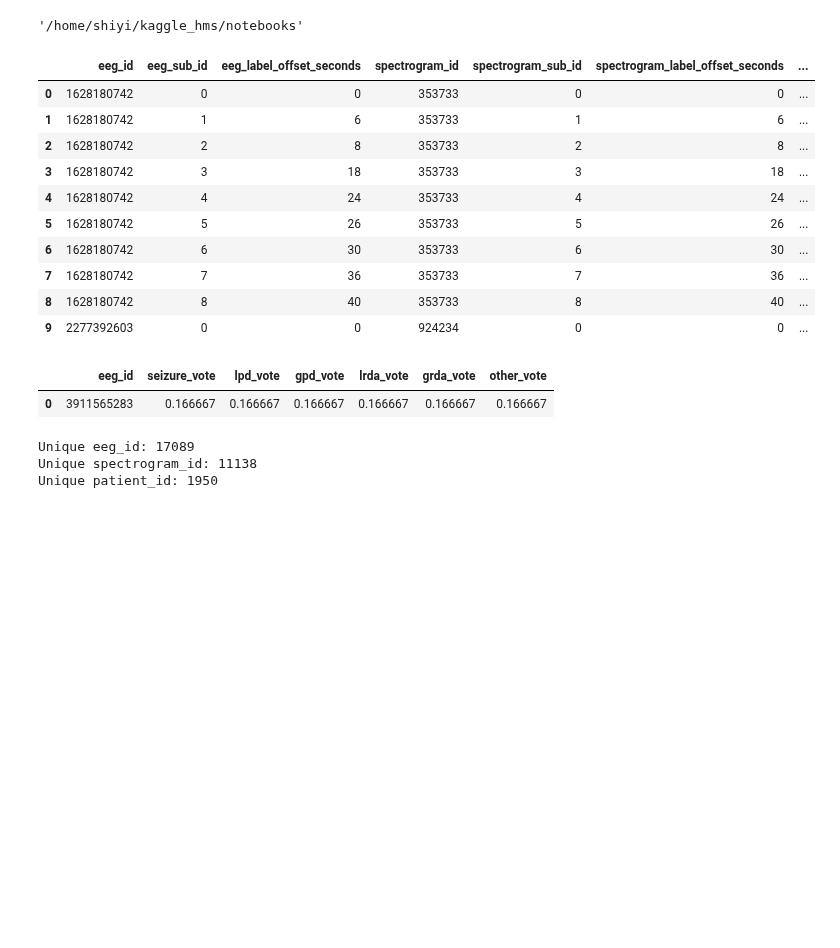
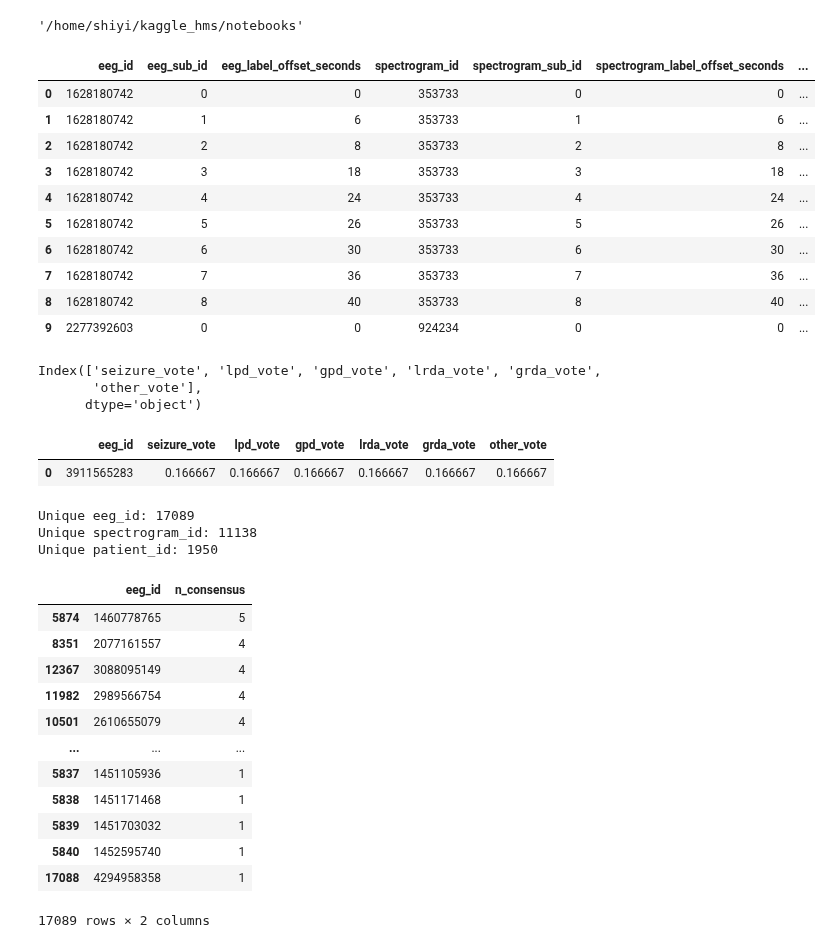
Before and after one commit to AzimuthLI/kaggle_hms, a Jupyter notebook: notebooks/EDA.ipynb, the cells around one changed output. Drawn from its saved outputs; the diff is of its cells as text; code cells hidden in the pictures; blank space fills up the shorter version.

```diff
--- a/notebooks/EDA.ipynb
+++ b/notebooks/EDA.ipynb
@@ -21,6 +21,9 @@ test_dtypes={
 train_df = pd.read_csv('../inputs/hms-harmful-brain-activity-classification/train.csv', dtype=test_dtypes)
 display(train_df.head(10))
 
+targets = train_df.columns[-6:]
+print(targets)
+
 submission_df = pd.read_csv('../inputs/hms-harmful-brain-activity-classification/sample_submission.csv')
 display(submission_df.head())
 # %% [output]
@@ -35,6 +38,9 @@ display(submission_df.head())
 | 7 | 1628180742 | 7 | 36 | 353733 | 7 | 36 | ... |
 | 8 | 1628180742 | 8 | 40 | 353733 | 8 | 40 | ... |
 | 9 | 2277392603 | 0 | 0 | 924234 | 0 | 0 | ... |
+Index(['seizure_vote', 'lpd_vote', 'gpd_vote', 'lrda_vote', 'grda_vote',
+       'other_vote'],
+      dtype='object')
 |  | eeg_id | seizure_vote | lpd_vote | gpd_vote | lrda_vote | grda_vote | other_vote |
 | 0 | 3911565283 | 0.166667 | 0.166667 | 0.166667 | 0.166667 | 0.166667 | 0.166667 |
 # %%
@@ -45,3 +51,22 @@ print("Unique patient_id:", train_df['patient_id'].nunique())
 Unique eeg_id: 17089
 Unique spectrogram_id: 11138
 Unique patient_id: 1950
+# %%
+df_agrees = train_df.groupby('eeg_id')['expert_consensus'].nunique().to_frame().reset_index(drop=False)
+df_agrees = df_agrees.rename(columns={'expert_consensus': 'n_consensus'})
+df_agrees = df_agrees.sort_values('n_consensus', ascending=False)
+df_agrees
+# %% [output]
+|  | eeg_id | n_consensus |
+| 5874 | 1460778765 | 5 |
+| 8351 | 2077161557 | 4 |
+| 12367 | 3088095149 | 4 |
+| 11982 | 2989566754 | 4 |
+| 10501 | 2610655079 | 4 |
+| ... | ... | ... |
+| 5837 | 1451105936 | 1 |
+| 5838 | 1451171468 | 1 |
+| 5839 | 1451703032 | 1 |
+| 5840 | 1452595740 | 1 |
+| 17088 | 4294958358 | 1 |
+17089 rows × 2 columns
```
Also changed, not shown: parts of 16 cells of this notebook, 6 other files.
